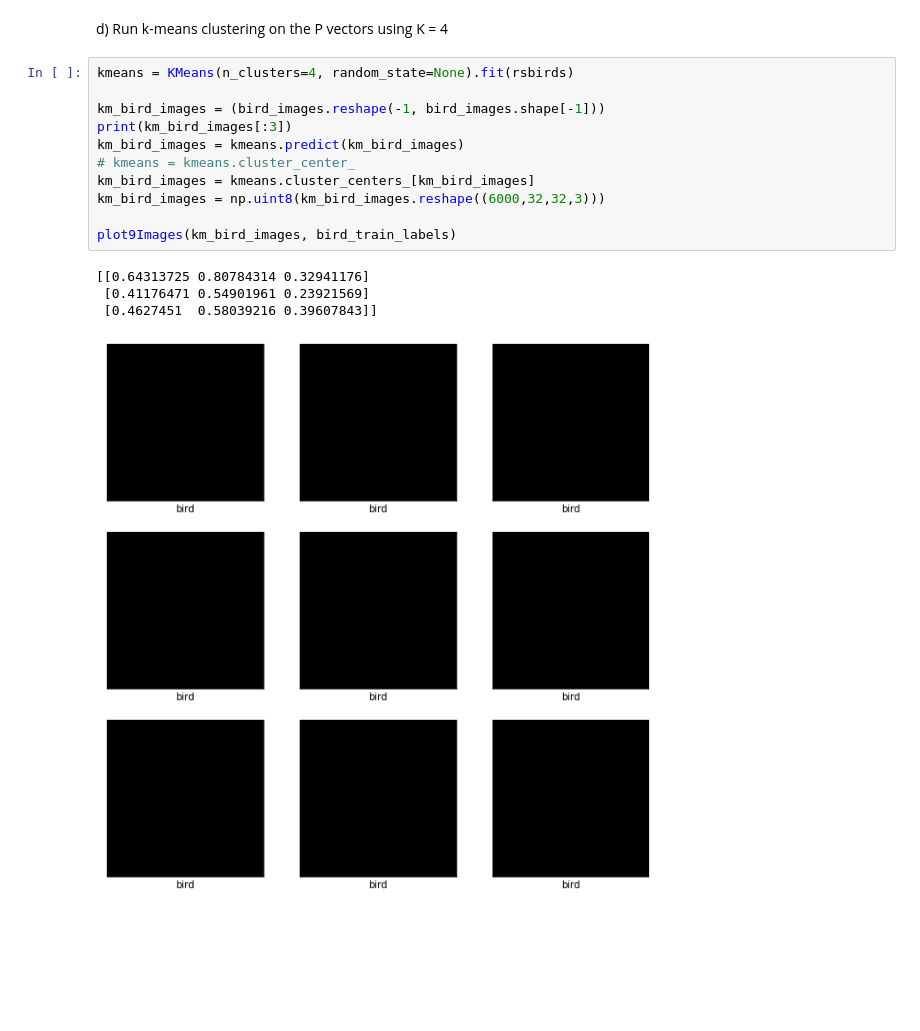
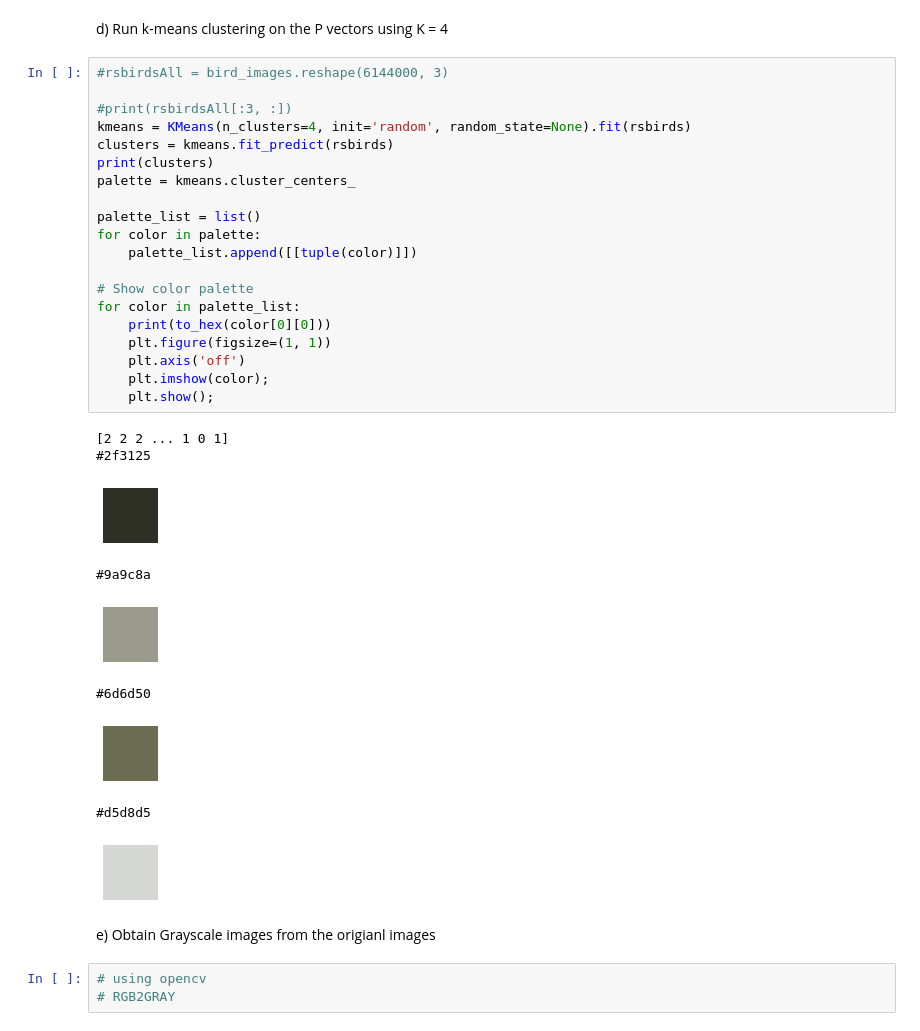
Before and after one commit to jungbok/CNN_Image_Colorization, a Jupyter notebook: lab6_CNN.ipynb, the cells around one changed output. Cells and saved outputs as stored; diff of their text form; blank space fills up the shorter version.

```diff
--- a/lab6_CNN.ipynb
+++ b/lab6_CNN.ipynb
@@ -118,18 +117,37 @@ RGB of pixel chosen
 # %% [markdown]
 d) Run k-means clustering on the P vectors using K = 4
-# %%
-kmeans = KMeans(n_clusters=4, random_state=None).fit(rsbirds)
-
-km_bird_images = (bird_images.reshape(-1, bird_images.shape[-1]))
-print(km_bird_images[:3])
-km_bird_images = kmeans.predict(km_bird_images)
-# kmeans = kmeans.cluster_center_
-km_bird_images = kmeans.cluster_centers_[km_bird_images]
-km_bird_images = np.uint8(km_bird_images.reshape((6000,32,32,3)))
-
-plot9Images(km_bird_images, bird_train_labels)
-# %% [output]
-[[0.64313725 0.80784314 0.32941176]
- [0.41176471 0.54901961 0.23921569]
- [0.4627451  0.58039216 0.39607843]]
-[figure, removed]
+# %%
+#rsbirdsAll = bird_images.reshape(6144000, 3)
+
+#print(rsbirdsAll[:3, :])
+kmeans = KMeans(n_clusters=4, init='random', random_state=None).fit(rsbirds)
+clusters = kmeans.fit_predict(rsbirds)
+print(clusters)
+palette = kmeans.cluster_centers_
+
+palette_list = list()
+for color in palette:
+    palette_list.append([[tuple(color)]])
+
+# Show color palette
+for color in palette_list:
+    print(to_hex(color[0][0]))
+    plt.figure(figsize=(1, 1))
+    plt.axis('off')
+    plt.imshow(color);
+    plt.show();
+# %% [output]
+[2 2 2 ... 1 0 1]
+#2f3125
+[figure, added]
+#9a9c8a
+[figure, added]
+#6d6d50
+[figure, added]
+#d5d8d5
+[figure, added]
+# %% [markdown]
+e) Obtain Grayscale images from the origianl images
+# %%
+# using opencv
+# RGB2GRAY
```
Also changed, not shown: parts of 4 cells of this notebook.
